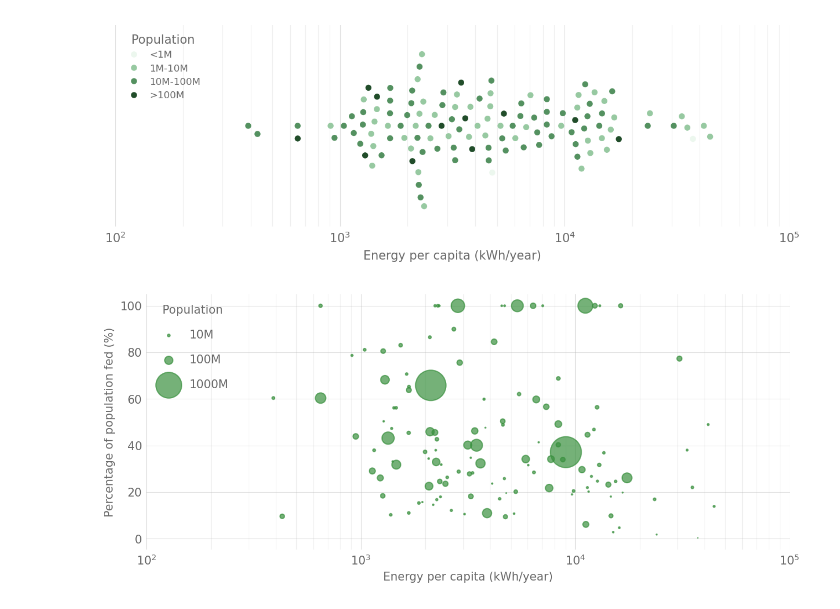
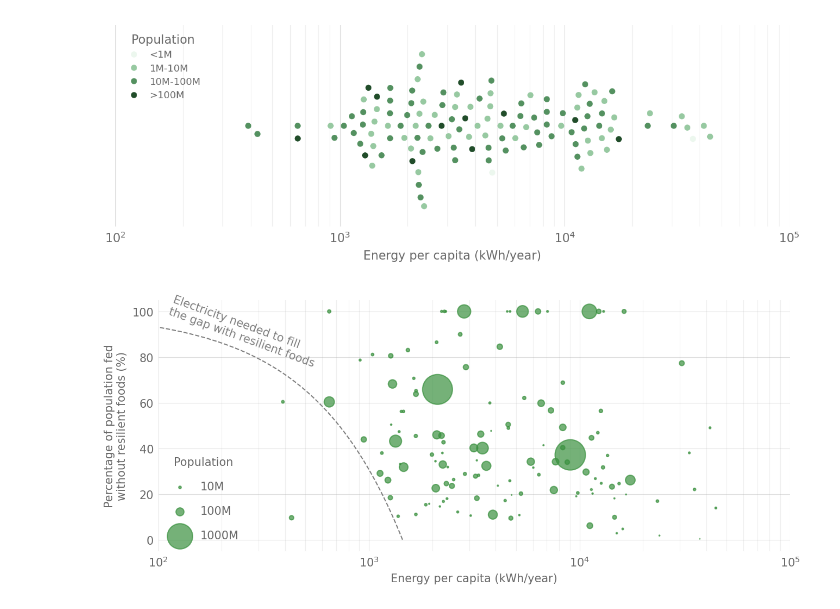
Before and after one commit to allfed/Renewables-Nuclear-Winter, a Jupyter notebook: scripts/Available-energy.ipynb, the cells around one changed output. Saved outputs shown, nothing was run; the diff lists cells and outputs as text; code cells hidden in the pictures.

Commit message:
methane SCP energy needs

```diff
--- a/scripts/Available-energy.ipynb
+++ b/scripts/Available-energy.ipynb
@@ -157,41 +157,67 @@ for handle, label in zip(legend.legendHandles, legend.get_texts()):
 [figure]
 # %%
 dfkeep["sizes"] = np.sqrt(df["population"] * 1000)
+# %%
+## methane SCP
+# 22 MJ/kg
+calories_per_kg = 22 * 239.006
+# 9.9 kWh of electricity per kg of SCP
+kWh_per_calorie = 9.9 / calories_per_kg
+
+## curve
+population_fed = np.linspace(0, 100, 100)
+population_to_feed = 1 - population_fed / 100
+calories_per_day_per_person_to_produce = 2100 * population_to_feed
+kWh_per_day_per_person_to_produce = calories_per_day_per_person_to_produce * kWh_per_calorie
+kWh_per_year_per_person_to_produce = kWh_per_day_per_person_to_produce * 365.25
 # %%
 plt.scatter(
     dfkeep["energy_per_capita_kWh_year1"],
     dfkeep["pct_fed"],
-    s=2*dfkeep["population"],
+    s=2 * dfkeep["population"],
     edgecolors=None,
     alpha=0.7,
     marker=".",
 )
 
 plt.xscale("log")
 plt.xlim(100, 1e5 + 100)
 plt.xlabel("Energy per capita (kWh/year)", color="dimgray")
-plt.ylabel("Percentage of population fed (%)", color="dimgray")
+plt.ylabel("Percentage of population fed\nwithout resilient foods (%)", color="dimgray")
+plt.plot(kWh_per_year_per_person_to_produce, population_fed, color="grey", ls="--", lw=1)
+plt.text(
+    110,
+    75,
+    "Electricity needed to fill\nthe gap with resilient foods",
+    color="grey",
+    rotation=-20,
+    va="bottom",
+)
 
 # add minor grid
 plt.grid(True, which="minor", ls="-", alpha=0.2, lw=0.5)
 
 sizes = [10, 100, 1000]
 labels = ["10M", "100M", "1000M"]
 
 handles = [
-    plt.scatter([], [], s=2*s, marker=".", color="#3A913F", alpha=0.7, edgecolors=None)
+    plt.scatter(
+        [], [], s=2 * s, marker=".", color="#3A913F", alpha=0.7, edgecolors=None
+    )
     for s in sizes
 ]
 
 # remove title from legend and use smaller fonts
 legend = plt.legend(
     handles=handles,
     labels=labels,
     title="Population",
     # fontsize=8,
-    loc="upper left",
+    loc="lower left",
     frameon=False,
     labelspacing=1.2,
 )
+
+plt.savefig("energy_per_capita_vs_pct_fed.png", dpi=300, bbox_inches="tight")
 # %% [output]
-[figure, old version]
+[figure, new version]
```
